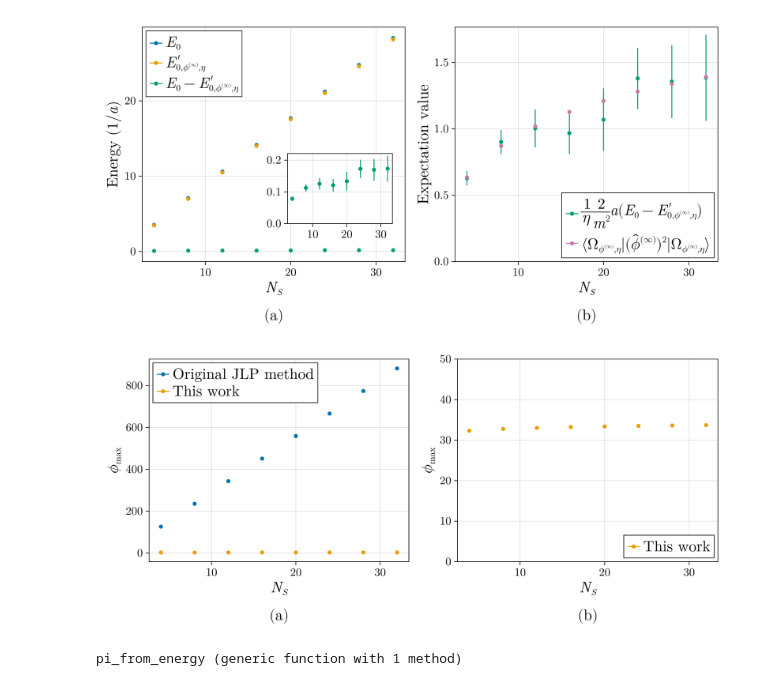
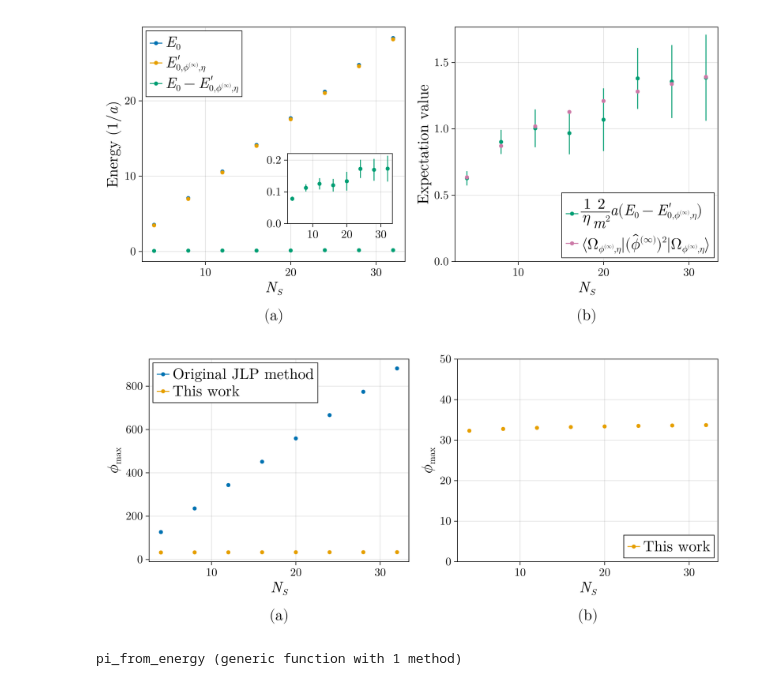
Before and after one commit to yjh-bill/boson_truncation_study, a Jupyter notebook: data/scalar_field_theory/data_analysis_scalar.jl.ipynb, the cells around one changed output. Cells and saved outputs as stored; diff of their text form; code cells hidden in the pictures.

Commit message:
Fixed a bug in figure plotting

```diff
--- a/data/scalar_field_theory/data_analysis_scalar.jl.ipynb
+++ b/data/scalar_field_theory/data_analysis_scalar.jl.ipynb
@@ -259,36 +259,36 @@ phi_trunc_im_delta    = factor_im_ls .* bound_phirms_im_delta
 
 
 ylabel_compare = L"\phi_\text{max}"
 
 
 
 # here, for the naive method, we need to multiple by sqrt(Volume) factor
 ax1 = Axis(f[1, 1]; xlabel=L"N_S", ylabel=ylabel_compare)
 scatter!(ax1, Ns_list, phi_trunc_naive; label="Original JLP method")
 errorbars!(ax1, Ns_list, phi_trunc_naive, phi_trunc_naive_delta; label="Original JLP method")
-scatter!(ax1, Ns_list, bound_phirms_im; label="This work")
-errorbars!(ax1, Ns_list, bound_phirms_im, bound_phirms_im_delta; label="This work")
+scatter!(ax1, Ns_list, phi_trunc_im; label="This work")
+errorbars!(ax1, Ns_list,  phi_trunc_im, phi_trunc_im_delta; label="This work")
 axislegend(ax1; position=:lt, merge=true)
 
 
 
 # here, for the naive method, we need to multiple by sqrt(Volume) factor
 ax2 = Axis(f[1, 2]; xlabel=L"N_S", ylabel=ylabel_compare)
 ylims!(ax2, (0, 50))
 scatter!(ax2, Ns_list, phi_trunc_im; label="This work", color=Cycled(2))
 errorbars!(ax2, Ns_list, phi_trunc_im, phi_trunc_im_delta; label="This work", color=Cycled(2))
 axislegend(ax2; position=:rb, merge=true)
 
 Label(f[2, 1], "(a)"; tellwidth=false)
 Label(f[2, 2], "(b)"; tellwidth=false)
 
 save(joinpath(fig_path, "$(plot_prefix)_bound_compare.pdf"), f)
 
 
 
 f
 # %% [output]
-[figure, old version]
+[figure, new version]
 # %%
 function pi_from_energy(energy)
     return sqrt(2 * energy)
```
Also changed, not shown: 1 other file.
